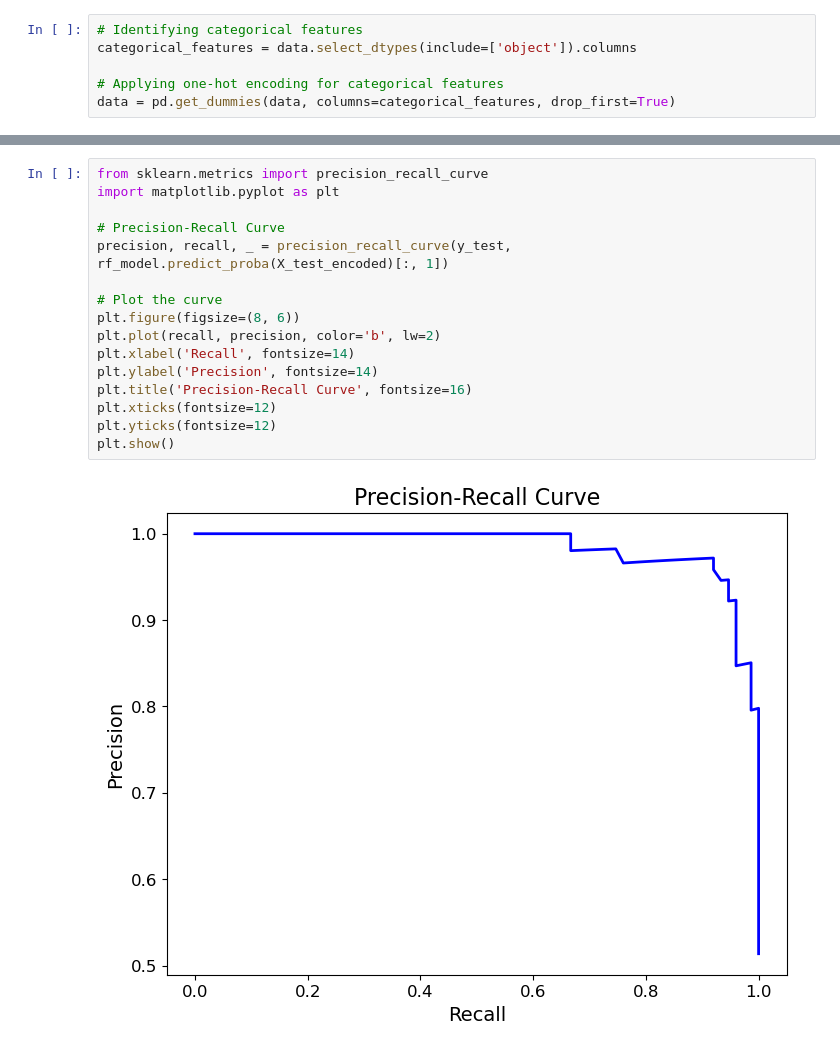
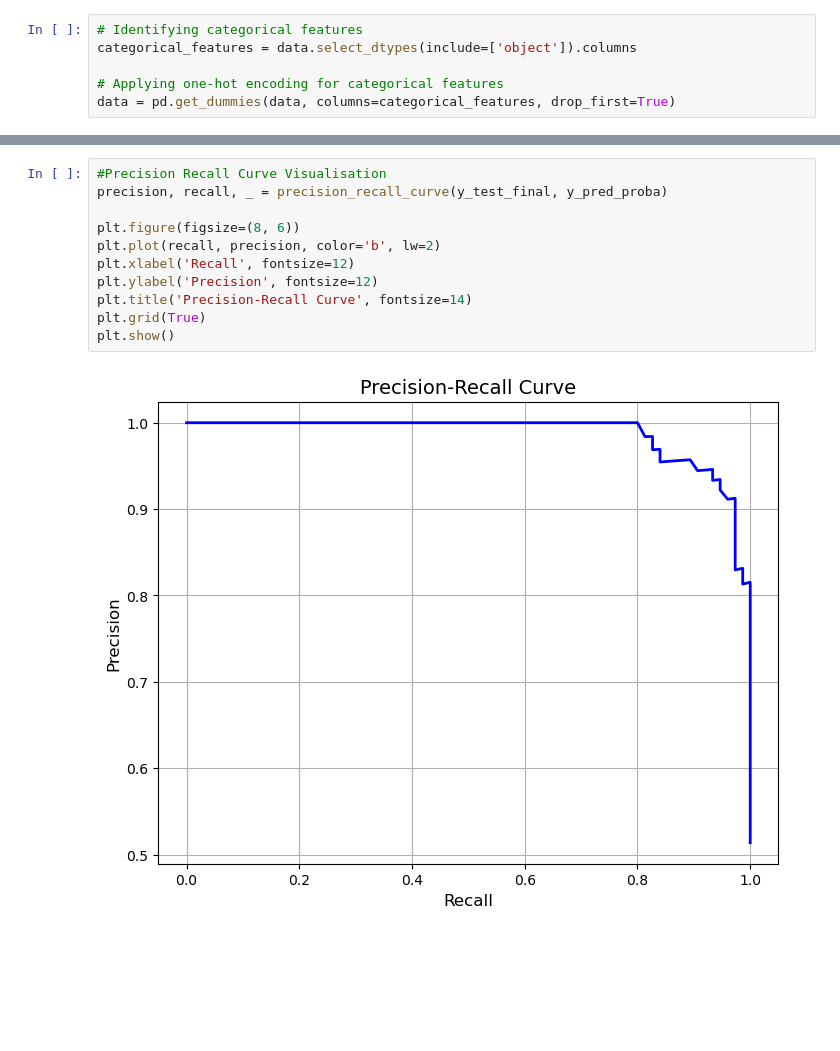
Before and after one commit to Kanishka-sharma/Hybrid-Approach-to-Predict-PCOS, a Jupyter notebook: Hybrid Model -PCOS.ipynb, the cells around one changed output, grey strips where cells are left out. Drawn from its saved outputs; the diff is of its cells as text; blank space fills up the shorter version.

```diff
--- a/Hybrid Model -PCOS.ipynb
+++ b/Hybrid Model -PCOS.ipynb
@@ -701,19 +705,14 @@ weighted avg       0.95      0.95      0.95       146
 # %%
-from sklearn.metrics import precision_recall_curve
-import matplotlib.pyplot as plt
+#Precision Recall Curve Visualisation
+precision, recall, _ = precision_recall_curve(y_test_final, y_pred_proba)
 
-# Precision-Recall Curve
-precision, recall, _ = precision_recall_curve(y_test, rf_model.predict_proba(X_test_encoded)[:, 1])
-
-# Plot the curve
 plt.figure(figsize=(8, 6))
 plt.plot(recall, precision, color='b', lw=2)
-plt.xlabel('Recall', fontsize=14)
-plt.ylabel('Precision', fontsize=14)
-plt.title('Precision-Recall Curve', fontsize=16)
-plt.xticks(fontsize=12)
-plt.yticks(fontsize=12)
+plt.xlabel('Recall', fontsize=12)
+plt.ylabel('Precision', fontsize=12)
+plt.title('Precision-Recall Curve', fontsize=14)
+plt.grid(True)
 plt.show()
 # %% [output]
-[figure, old version]
+[figure, new version]
 # %%
```
Also changed, not shown: parts of 19 cells of this notebook.
